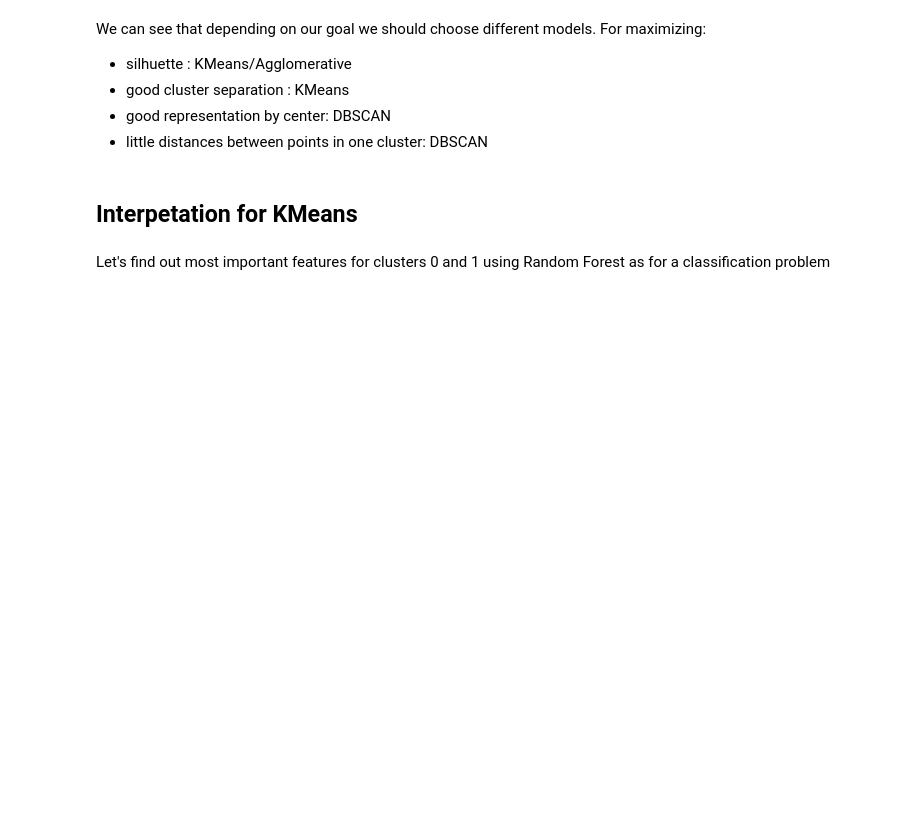
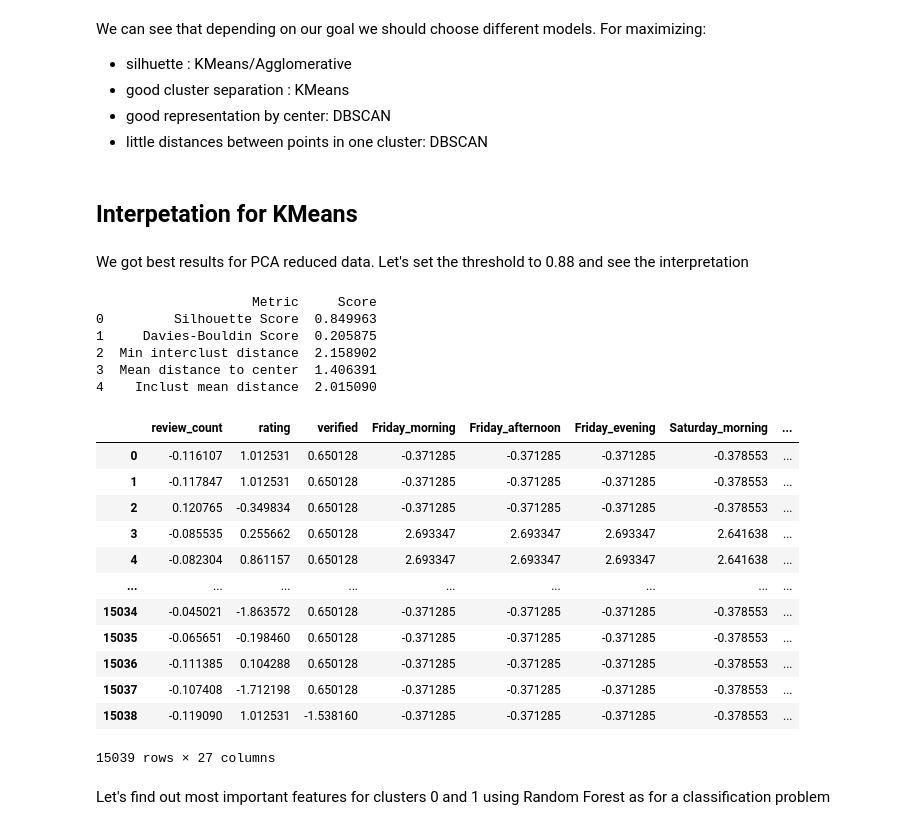
Before and after one commit to katarzynarogalska/LocationIntelligence-clustering, a Jupyter notebook: Location_Model_Building.ipynb, the cells around one changed output. Cells and saved outputs as stored; diff of their text form; code cells hidden in the pictures; blank space fills up the shorter version.

```diff
--- a/Location_Model_Building.ipynb
+++ b/Location_Model_Building.ipynb
@@ -638,12 +647,45 @@ def assign_cluster_labels(model, data): #model must be fit!
     return df_with_labels
 # %% [markdown]
 ## Interpetation for KMeans
+# %% [markdown]
+We got best results for PCA reduced data. Let's set the threshold to 0.88 and see the interpretation
 # %%
 model = KMeans(n_clusters=2)
 df = train_df3
 model.fit(train_df3)
 
 k_mean_labeled = assign_cluster_labels(model,df)
+# %%
+model=KMeans(n_clusters=2,max_iter=600)
+pca = PCA(0.88)
+reduced_df = pca.fit_transform(train_df3)
+model.fit(reduced_df)
+create_report_for_PCA(model,reduced_df)
+predictions = model.predict(reduced_df)
+
+k_mean_reduced_labeled = train_df3.copy(deep=True)
+k_mean_reduced_labeled['cluster_label']=predictions
+k_mean_reduced_labeled
+# %% [output]
+                    Metric     Score
+0         Silhouette Score  0.849963
+1     Davies-Bouldin Score  0.205875
+2  Min interclust distance  2.158902
+3  Mean distance to center  1.406391
+4    Inclust mean distance  2.015090
+|  | review_count | rating | verified | Friday_morning | Friday_afternoon | Friday_evening | Saturday_morning | ... |
+| 0 | -0.116107 | 1.012531 | 0.650128 | -0.371285 | -0.371285 | -0.371285 | -0.378553 | ... |
+| 1 | -0.117847 | 1.012531 | 0.650128 | -0.371285 | -0.371285 | -0.371285 | -0.378553 | ... |
+| 2 | 0.120765 | -0.349834 | 0.650128 | -0.371285 | -0.371285 | -0.371285 | -0.378553 | ... |
+| 3 | -0.085535 | 0.255662 | 0.650128 | 2.693347 | 2.693347 | 2.693347 | 2.641638 | ... |
+| 4 | -0.082304 | 0.861157 | 0.650128 | 2.693347 | 2.693347 | 2.693347 | 2.641638 | ... |
+| ... | ... | ... | ... | ... | ... | ... | ... | ... |
+| 15034 | -0.045021 | -1.863572 | 0.650128 | -0.371285 | -0.371285 | -0.371285 | -0.378553 | ... |
+| 15035 | -0.065651 | -0.198460 | 0.650128 | -0.371285 | -0.371285 | -0.371285 | -0.378553 | ... |
+| 15036 | -0.111385 | 0.104288 | 0.650128 | -0.371285 | -0.371285 | -0.371285 | -0.378553 | ... |
+| 15037 | -0.107408 | -1.712198 | 0.650128 | -0.371285 | -0.371285 | -0.371285 | -0.378553 | ... |
+| 15038 | -0.119090 | 1.012531 | -1.538160 | -0.371285 | -0.371285 | -0.371285 | -0.378553 | ... |
+15039 rows × 27 columns
 # %% [markdown]
 Let's find out most important features for clusters 0 and 1 using Random Forest as for a classification problem
 # %%
```
Also changed, not shown: parts of 11 cells of this notebook.
